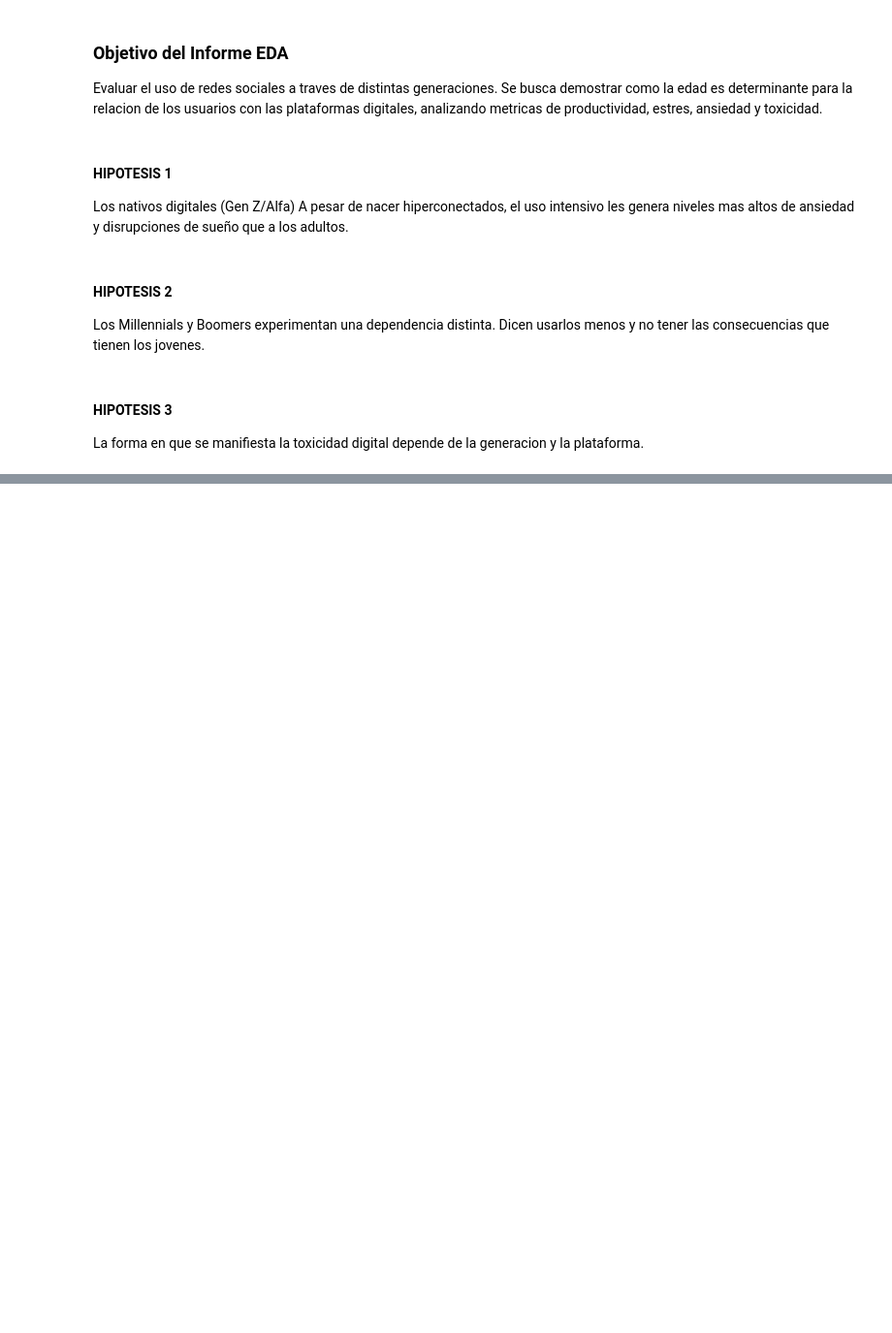
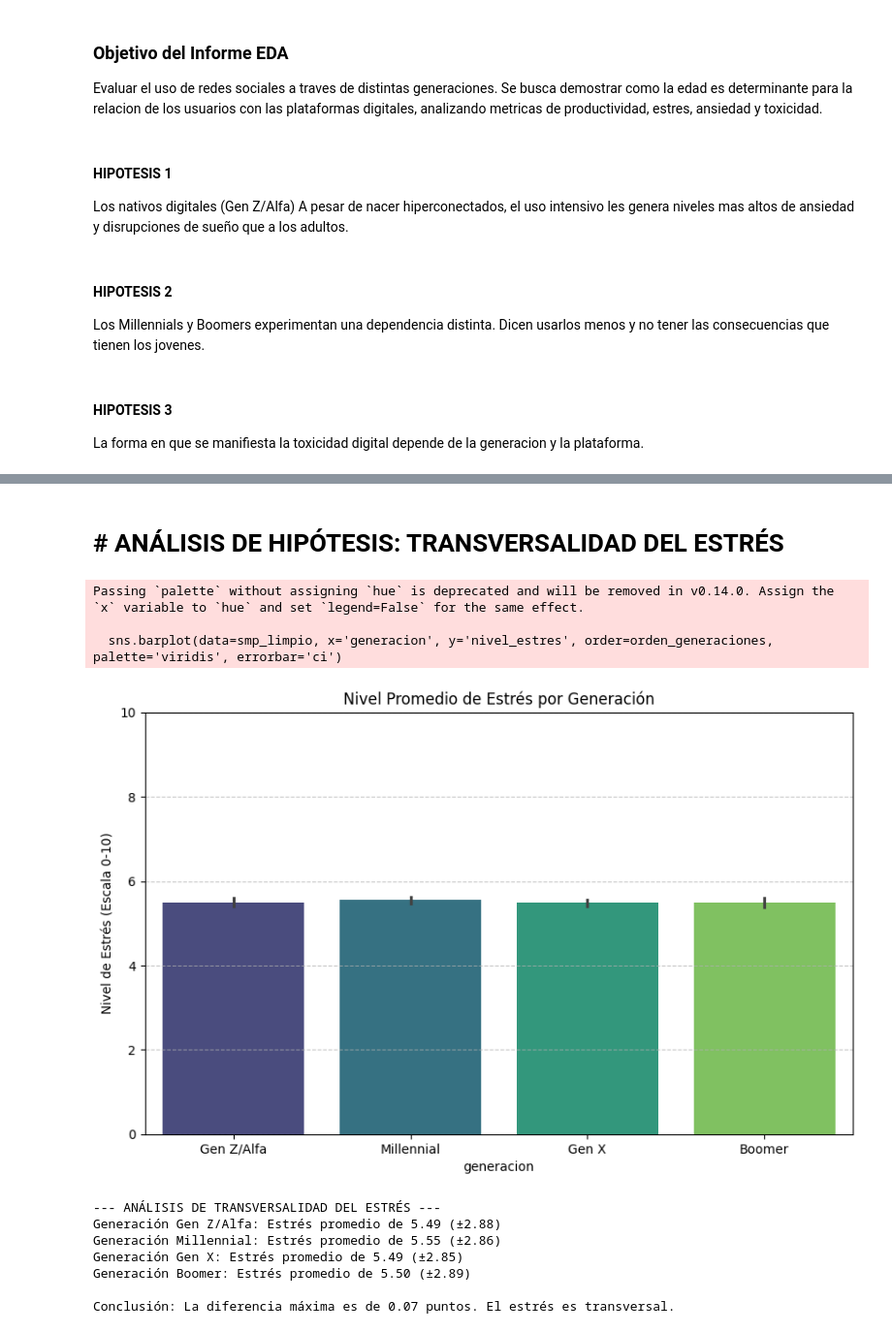
Before and after one commit to garrulero/EDA_Redes_sociales, a Jupyter notebook: memoria.ipynb, the cells around one changed output, grey strips where cells are left out. Shown at 97% size. Cells and saved outputs as stored; diff of their text form; code cells hidden in the pictures; blank space fills up the shorter version.

```diff
--- a/memoria.ipynb
+++ b/memoria.ipynb
@@ -103,0 +74,36 @@ memory usage: 2.4 MB
+# %% [markdown]
+# # ANÁLISIS DE HIPÓTESIS: TRANSVERSALIDAD DEL ESTRÉS
+# %%
+# Calcular medias
+columnas_interes =['nivel_estres', 'horas_sueno', 'tiempo_diario_redes_sociales', 'dias_burnout_mes']
+resumen_stats = smp_limpio.groupby('generacion')[columnas_interes].mean()
+orden_generaciones = ['Gen Z/Alfa', 'Millennial', 'Gen X', 'Boomer']
+
+# Gráfico de barras de estrés
+plt.figure(figsize=(10, 6))
+sns.barplot(data=smp_limpio, x='generacion', y='nivel_estres', order=orden_generaciones, palette='viridis', errorbar='ci')
+plt.title('Nivel Promedio de Estrés por Generación')
+plt.ylabel('Nivel de Estrés (Escala 0-10)')
+plt.ylim(0, 10)
+plt.grid(axis='y', linestyle='--', alpha=0.7)
+plt.show()
+
+# Resumen en texto
+print("--- ANÁLISIS DE TRANSVERSALIDAD DEL ESTRÉS ---")
+resumen = smp_limpio.groupby('generacion')['nivel_estres'].mean()
+std_dev = smp_limpio.groupby('generacion')['nivel_estres'].std()
+for gen in orden_generaciones:
+    print(f"Generación {gen}: Estrés promedio de {resumen[gen]:.2f} (±{std_dev[gen]:.2f})")
+print(f"\nConclusión: La diferencia máxima es de {resumen.max() - resumen.min():.2f} puntos. El estrés es transversal.")
+# %% [output]
+Passing `palette` without assigning `hue` is deprecated and will be removed in v0.14.0. Assign the `x` variable to `hue` and set `legend=False` for the same effect.
+
+  sns.barplot(data=smp_limpio, x='generacion', y='nivel_estres', order=orden_generaciones, palette='viridis', errorbar='ci')
+[figure, added]
+--- ANÁLISIS DE TRANSVERSALIDAD DEL ESTRÉS ---
+Generación Gen Z/Alfa: Estrés promedio de 5.49 (±2.88)
+Generación Millennial: Estrés promedio de 5.55 (±2.86)
+Generación Gen X: Estrés promedio de 5.49 (±2.85)
+Generación Boomer: Estrés promedio de 5.50 (±2.89)
+
+Conclusión: La diferencia máxima es de 0.07 puntos. El estrés es transversal.
```
Also changed, not shown: parts of 14 cells of this notebook, 2 other files.
